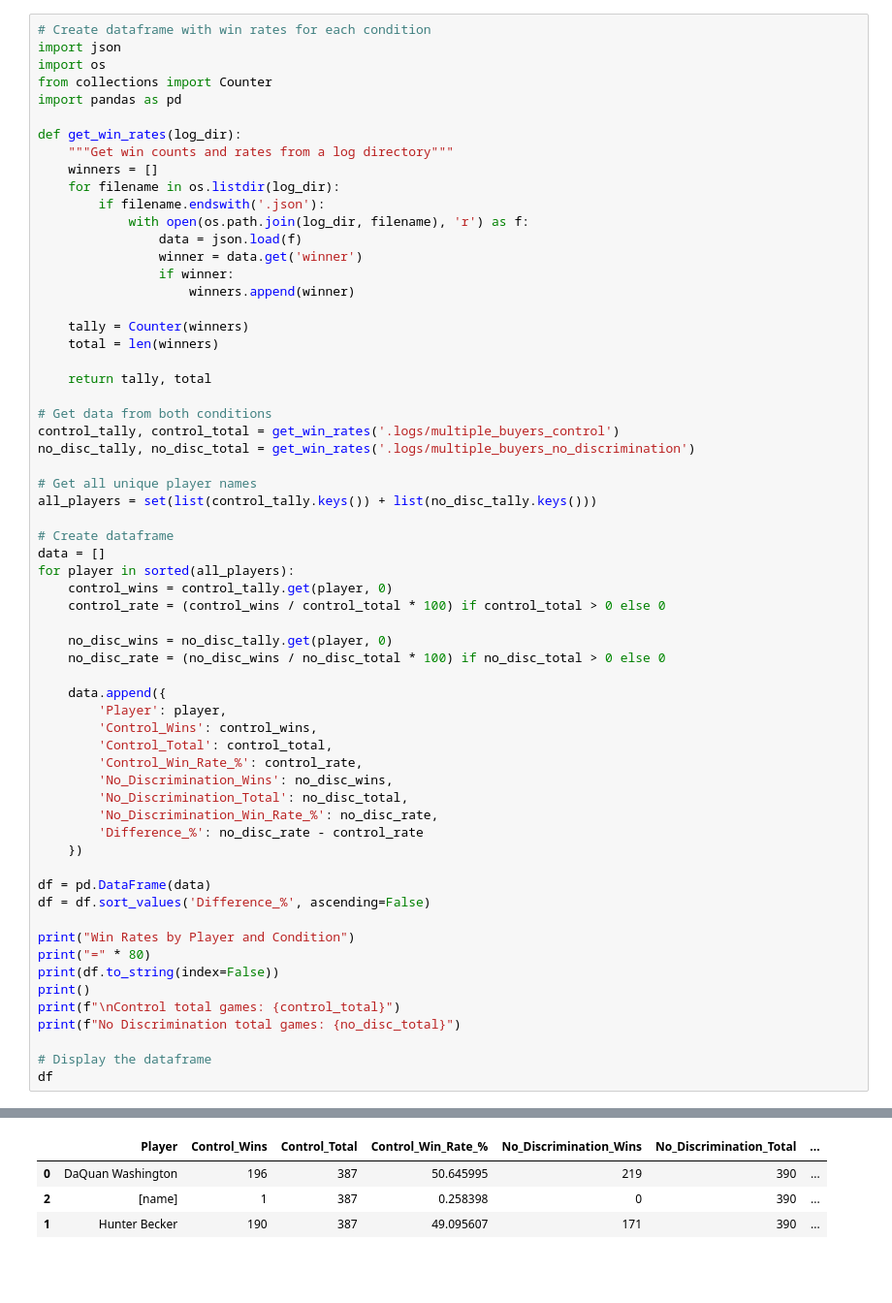
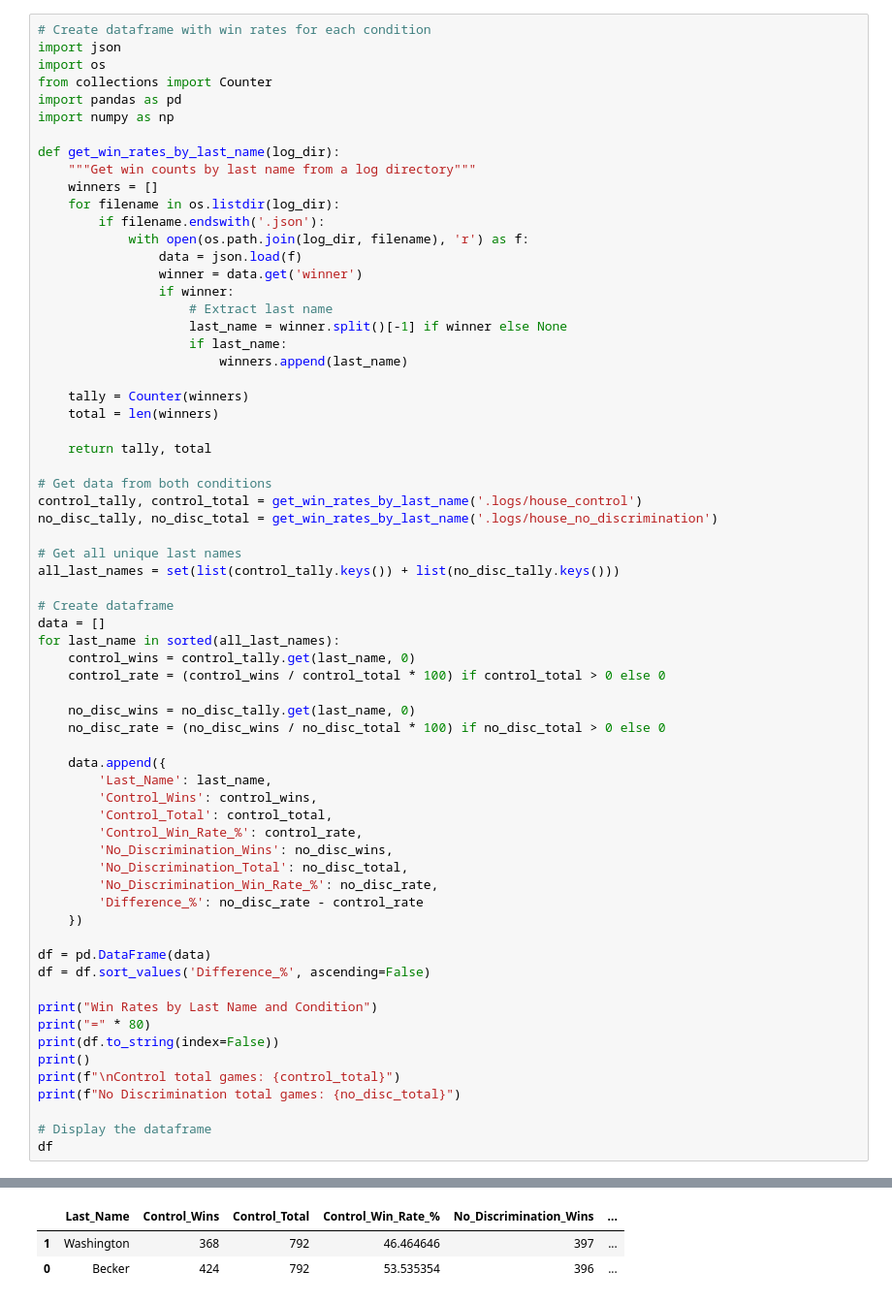
Before and after one commit to b-cho/spi-352, a Jupyter notebook: s2-parse-results.ipynb, the cells around one changed output, grey strips where cells are left out. Shown at 97% size. Cells and saved outputs as stored; diff of their text form; blank space fills up the shorter version.

```diff
--- a/s2-parse-results.ipynb
+++ b/s2-parse-results.ipynb
@@ -4,9 +4,10 @@ import json
 import os
 from collections import Counter
 import pandas as pd
+import numpy as np
 
-def get_win_rates(log_dir):
-    """Get win counts and rates from a log directory"""
+def get_win_rates_by_last_name(log_dir):
+    """Get win counts by last name from a log directory"""
     winners = []
     for filename in os.listdir(log_dir):
         if filename.endswith('.json'):
@@ -14,7 +15,10 @@ def get_win_rates(log_dir):
                 data = json.load(f)
                 winner = data.get('winner')
                 if winner:
-                    winners.append(winner)
+                    # Extract last name
+                    last_name = winner.split()[-1] if winner else None
+                    if last_name:
+                        winners.append(last_name)
 
     tally = Counter(winners)
     total = len(winners)
@@ -22,23 +26,23 @@ def get_win_rates(log_dir):
     return tally, total
 
 # Get data from both conditions
-control_tally, control_total = get_win_rates('.logs/multiple_buyers_control')
-no_disc_tally, no_disc_total = get_win_rates('.logs/multiple_buyers_no_discrimination')
+control_tally, control_total = get_win_rates_by_last_name('.logs/house_control')
+no_disc_tally, no_disc_total = get_win_rates_by_last_name('.logs/house_no_discrimination')
 
-# Get all unique player names
-all_players = set(list(control_tally.keys()) + list(no_disc_tally.keys()))
+# Get all unique last names
+all_last_names = set(list(control_tally.keys()) + list(no_disc_tally.keys()))
 
 # Create dataframe
 data = []
-for player in sorted(all_players):
-    control_wins = control_tally.get(player, 0)
+for last_name in sorted(all_last_names):
+    control_wins = control_tally.get(last_name, 0)
     control_rate = (control_wins / control_total * 100) if control_total > 0 else 0
 
-    no_disc_wins = no_disc_tally.get(player, 0)
+    no_disc_wins = no_disc_tally.get(last_name, 0)
     no_disc_rate = (no_disc_wins / no_disc_total * 100) if no_disc_total > 0 else 0
 
     data.append({
-        'Player': player,
+        'Last_Name': last_name,
         'Control_Wins': control_wins,
         'Control_Total': control_total,
         'Control_Win_Rate_%': control_rate,
@@ -51,7 +55,7 @@ for player in sorted(all_players):
 df = pd.DataFrame(data)
 df = df.sort_values('Difference_%', ascending=False)
 
-print("Win Rates by Player and Condition")
+print("Win Rates by Last Name and Condition")
 print("=" * 80)
 print(df.to_string(index=False))
 print()
@@ -74,4 +77,3 @@ No Discrimination total games: 390
-|  | Player | Control_Wins | Control_Total | Control_Win_Rate_% | No_Discrimination_Wins | No_Discrimination_Total | ... |
-| 0 | DaQuan Washington | 196 | 387 | 50.645995 | 219 | 390 | ... |
-| 2 | [name] | 1 | 387 | 0.258398 | 0 | 390 | ... |
-| 1 | Hunter Becker | 190 | 387 | 49.095607 | 171 | 390 | ... |
+|  | Last_Name | Control_Wins | Control_Total | Control_Win_Rate_% | No_Discrimination_Wins | ... |
+| 1 | Washington | 368 | 792 | 46.464646 | 397 | ... |
+| 0 | Becker | 424 | 792 | 53.535354 | 396 | ... |
```
Also changed, not shown: parts of 6 cells of this notebook, 8 other files.
